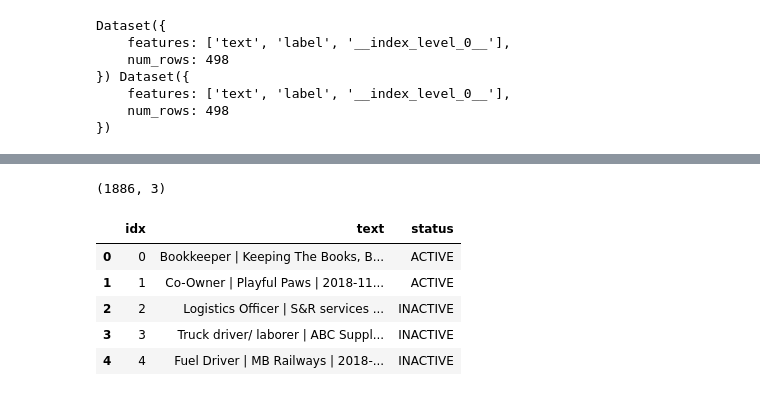
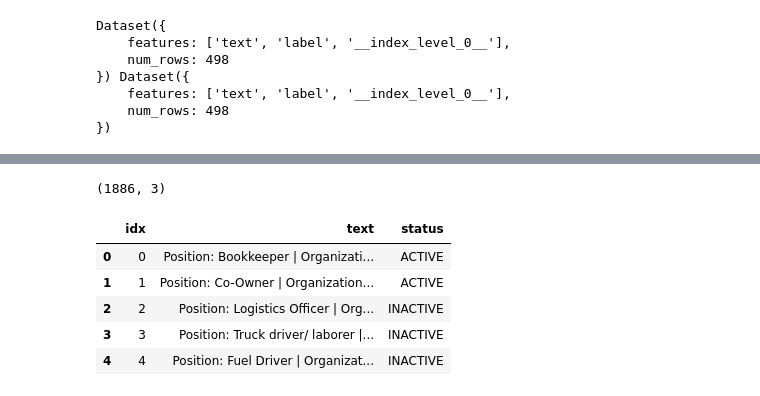
Before and after one commit to LennartRedlich/Capstone-Project-, a Jupyter notebook: finetune_domain_seniority.ipynb, the cells around one changed output, grey strips where cells are left out. Drawn from its saved outputs; the diff is of its cells as text; code cells hidden in the pictures.

```diff
--- a/finetune_domain_seniority.ipynb
+++ b/finetune_domain_seniority.ipynb
@@ -295,70 +289,102 @@ def clean_text(x):
     return re.sub(r"\s+", " ", x).strip()
 
 def build_text(row):
-    def pick(*keys):
+    def pick_and_label(label, *keys):
+        val = ""
         for k in keys:
             v = row.get(k, None)
             if v is not None and str(v).strip() != "":
-                return v
-        return ""
+                val = str(v)
+                break
+        return f"{label}: {clean_text(val)}" if val else ""
 
-    pos = clean_text(pick("position", "title"))
-    org = clean_text(pick("organization", "company"))
-    status = clean_text(pick("status", "job_status"))
-    sd = clean_text(pick("startDate", "start_date"))
-    ed = clean_text(pick("endDate", "end_date"))
-    department = clean_text(pick("department", "domain"))
+    parts = []
 
+    pos_val = pick_and_label("Position", "position", "title")
+    if pos_val: parts.append(pos_val)
+
+    org_val = pick_and_label("Organization", "organization", "company")
+    if org_val: parts.append(org_val)
+
+    dep_val = pick_and_label("Department", "department", "domain")
+    if dep_val: parts.append(dep_val)
+
+    # Handle linkedin dict
     link = row.get("linkedin", {})
     if not isinstance(link, dict):
         link = {}
 
-    headline = clean_text(link.get("headline", ""))
-    summary  = clean_text(link.get("summary", link.get("about", "")))
+    headline_val = clean_text(link.get("headline", ""))
+    if headline_val: parts.append(f"Headline: {headline_val}")
 
-    # skills
+    summary_val = clean_text(link.get("summary", link.get("about", "")))
+    if summary_val: parts.append(f"Summary: {summary_val}")
+
     skills = link.get("skills", "")
+    skills_txt = ""
     if isinstance(skills, list):
-        skills_txt = " ".join(clean_text(s) for s in skills)
+        skills_txt = " ".join([clean_text(s) for s in skills if clean_text(s)])
     else:
         skills_txt = clean_text(skills)
+    if skills_txt: parts.append(f"Skills: {skills_txt}")
 
-    # descriptions can be inside experiences/positions lists
-    desc_txt = ""
+    # Enhanced experience extraction
+    all_experiences_details = []
     for key in ["experience", "positions", "jobs"]:
         v = link.get(key, None)
         if isinstance(v, list) and len(v) > 0:
-            # concatenate first few descriptions
-            descs = []
-            for item in v[:3]:
+            for item in v: # Iterate through all items
                 if isinstance(item, dict):
-                    descs.append(clean_text(item.get("description", "")))
-            desc_txt = " ".join([d for d in descs if d])
-            if desc_txt:
+                    item_parts = []
+                    title = clean_text(item.get("title", ""))
+                    if title: item_parts.append(f"Exp Title: {title}")
+                    company = clean_text(item.get("company", ""))
+                    if company: item_parts.append(f"Exp Company: {company}")
+                    item_sd = clean_text(item.get("startDate", ""))
+                    if item_sd: item_parts.append(f"Exp Start: {item_sd}")
+                    item_ed = clean_text(item.get("endDate", ""))
+                    if item_ed: item_parts.append(f"Exp End: {item_ed}")
+                    item_desc = clean_text(item.get("description", ""))
+                    if item_desc: item_parts.append(f"Exp Desc: {item_desc}")
+
+                    if item_parts:
+                        all_experiences_details.append(" ; ".join(item_parts))
+            if all_experiences_details: # Stop after finding the first list and processing it
                 break
 
-    parts = [pos, org, department, headline, summary, skills_txt, desc_txt, sd, ed, status]
+    if all_experiences_details:
+        parts.append(f"Experiences: {' || '.join(all_experiences_details)}") # Use a different separator for multiple experiences
+
+    sd_val = pick_and_label("Start Date", "startDate", "start_date")
+    if sd_val: parts.append(sd_val)
+
+    ed_val = pick_and_label("End Date", "endDate", "end_date")
+    if ed_val: parts.append(ed_val)
+
+    status_val = pick_and_label("Status", "status", "job_status")
+    if status_val: parts.append(status_val)
+
     return " | ".join([p for p in parts if p])
 
 rows_un = []
 for i, r in enumerate(profiles_unlab):
     rows_un.append({
         "idx": i,
         "text": build_text(r),
         "status": str(r.get("status",""))
     })
 
 df_unlab = pd.DataFrame(rows_un)
 print(df_unlab.shape)
 df_unlab.head()
 # %% [output]
 (1886, 3)
 |  | idx | text | status |
-| 0 | 0 | Bookkeeper | Keeping The Books, B... | ACTIVE |
-| 1 | 1 | Co-Owner | Playful Paws | 2018-11... | ACTIVE |
-| 2 | 2 | Logistics Officer | S&R services ... | INACTIVE |
-| 3 | 3 | Truck driver/ laborer | ABC Suppl... | INACTIVE |
-| 4 | 4 | Fuel Driver | MB Railways | 2018-... | INACTIVE |
+| 0 | 0 | Position: Bookkeeper | Organizati... | ACTIVE |
+| 1 | 1 | Position: Co-Owner | Organization... | ACTIVE |
+| 2 | 2 | Position: Logistics Officer | Org... | INACTIVE |
+| 3 | 3 | Position: Truck driver/ laborer |... | INACTIVE |
+| 4 | 4 | Position: Fuel Driver | Organizat... | INACTIVE |
 # %%
 import torch
 from torch.utils.data import DataLoader
```
Also changed, not shown: parts of 4 cells of this notebook.
